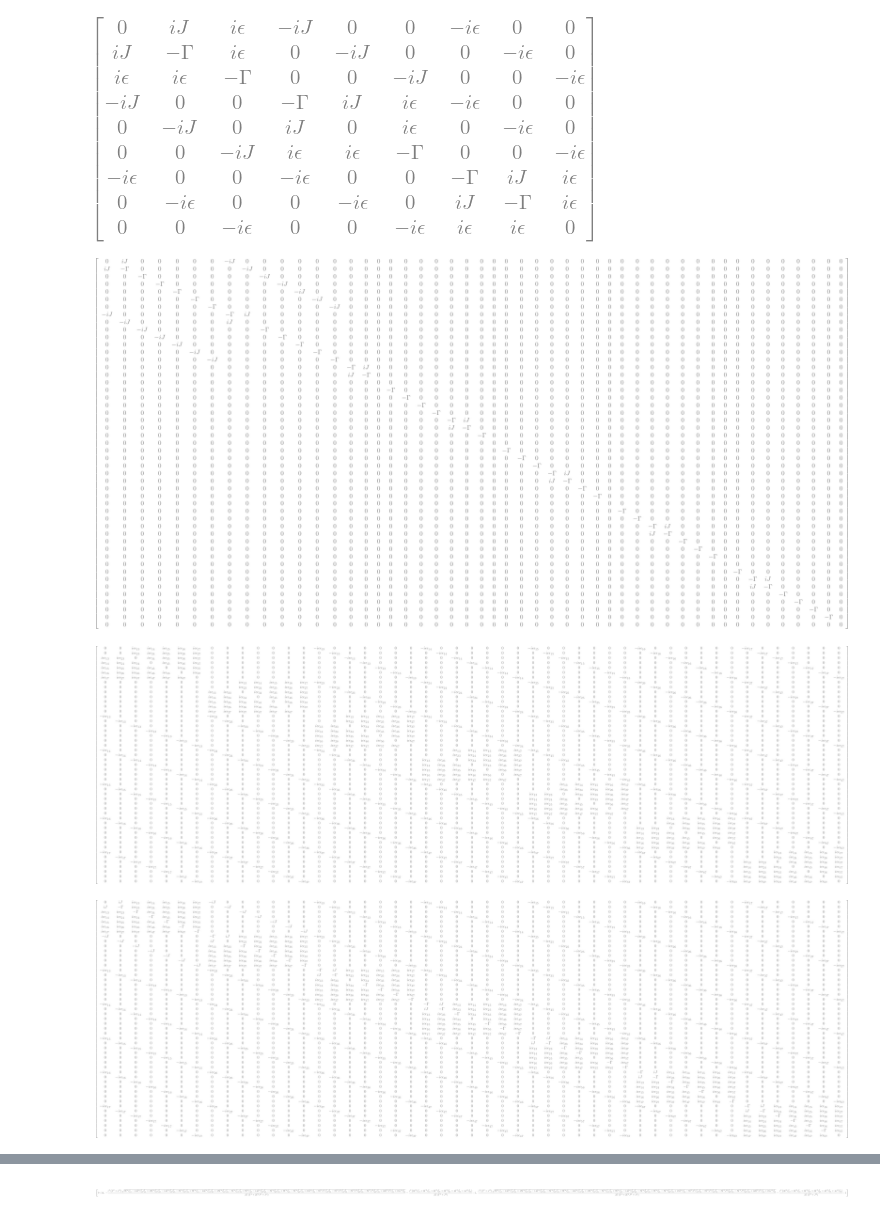
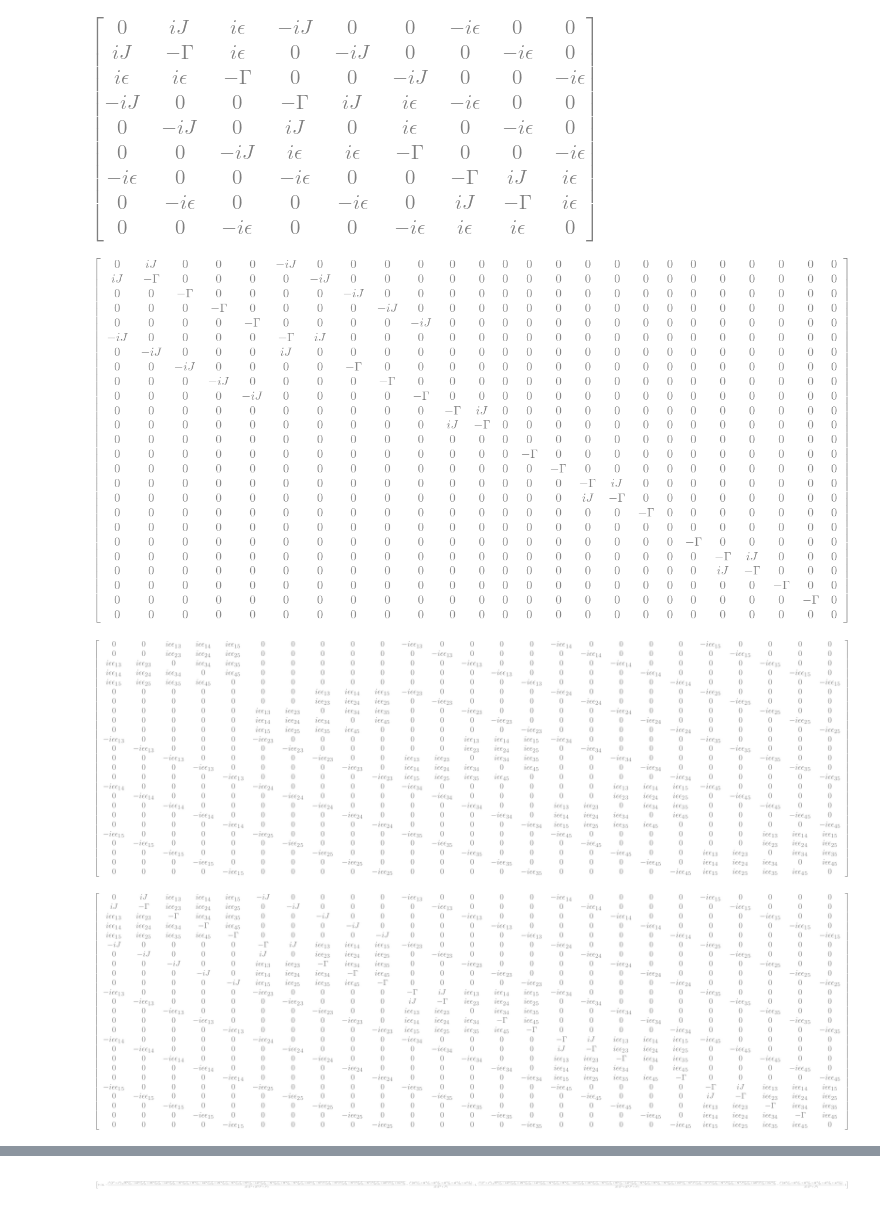
Before and after one commit to kiwipretzel/nserc-2026, a Jupyter notebook: [3.4] [n-site (degenerate), single-body, general epsilon's, local dephasing]/[3.4.0.1] [n-site,single-body,degenerate,different epsilons] [july 27].ipynb, the cells around one changed output, grey strips where cells are left out. Saved outputs shown, nothing was run; the diff lists cells and outputs as text; code cells hidden in the pictures.

```diff
--- a/[3.4] [n-site (degenerate), single-body, general epsilon's, local dephasing]/[3.4.0.1] [n-site,single-body,degenerate,different epsilons] [july 27].ipynb
+++ b/[3.4] [n-site (degenerate), single-body, general epsilon's, local dephasing]/[3.4.0.1] [n-site,single-body,degenerate,different epsilons] [july 27].ipynb
@@ -130,32 +134,32 @@ display(L)
 [figure]
 [figure]
 # %%
-N = 7
+N = 5
 
 # building matrices
 H0 = sp.Matrix(N, N, lambda i,j : J if ({i,j}=={0,1}) else 0)
 V = sp.Matrix(N, N, lambda i,j : epsilon*sp.Symbol(f"epsilon_{i+1 if i<j else j+1}{j+1 if i<j else i+1}", real=True) if ({i,j}!={0,1} and (i!=0 or j!=0) and i!=j) else 0)
 #V = sp.Matrix(N, N, lambda i,j : sp.Symbol(f"epsilon", real=True) if ({i,j}!={0,1} and (i!=0 or j!=0) and i!=j) else 0)
 
 # building lindblad jump operators
 L_operators = [sp.Matrix(N,N, lambda i,j: 1 if i==k and j==k else 0) for k in range(N)]
 
 # building lindbladians
 L0, _ = lindbladian(N, output=False, degenerate=False, H=H0, L_operators=L_operators)
 L1, _ = lindbladian(N, output=False, degenerate=False, H=V, dissipative=False)
 
 # setting all dephasing constants to the same constant gamma
 L0 = L0.subs({sp.Symbol(f"Gamma_{i}", real=True, nonnegative=True):gamma for i in range(N)})
 
 
 
 display(L0)
 display(L1)
 display(L0+L1)
 # %% [output]
-[figure, old version]
+[figure, new version]
-[figure, old version]
+[figure, new version]
-[figure, old version]
+[figure, new version]
 # %%
 nullspace = [n/n.norm() for n in L0.nullspace()]
 nullspace
```
Also changed, not shown: parts of 7 cells of this notebook.
